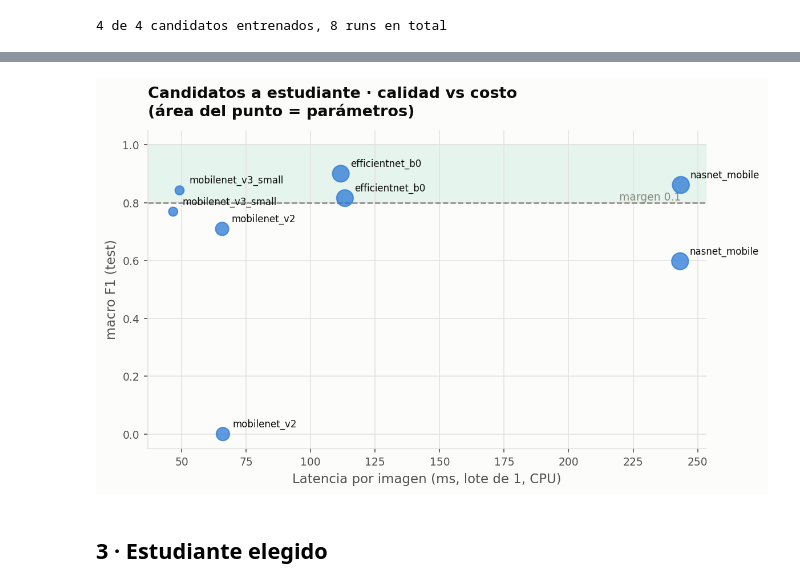
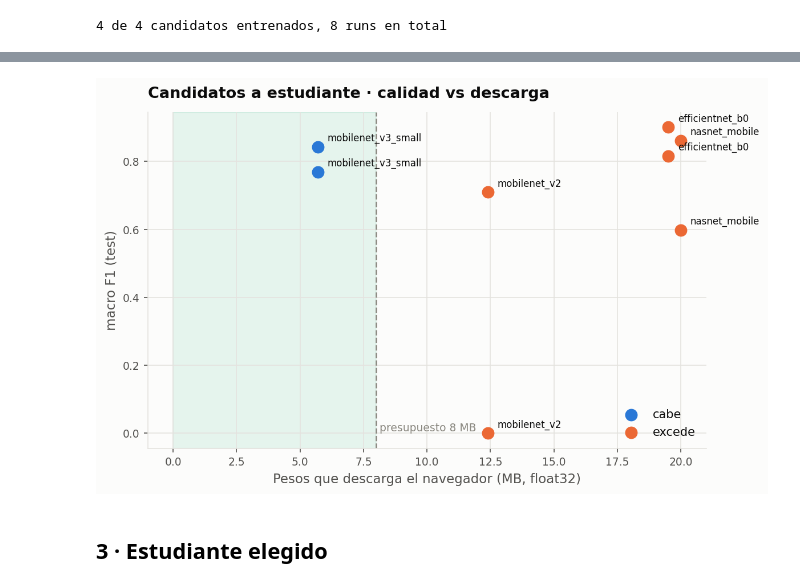
Before and after one commit to CCSandoval/ButterflyModeling, a Jupyter notebook: notebooks/01_student/05_comparacion_estudiante.ipynb, the cells around one changed output, grey strips where cells are left out. Cells and saved outputs as stored; diff of their text form; code cells hidden in the pictures.

Commit message:
Change criteria for student chosen from being macrof1 vs latency to macrof1 vs size

```diff
--- a/notebooks/01_student/05_comparacion_estudiante.ipynb
+++ b/notebooks/01_student/05_comparacion_estudiante.ipynb
@@ -27,6 +33,9 @@ from scripts.architectures import ESTUDIANTES
 from scripts.vizStyle import INK_MUTED, SERIE_1, SERIE_2, SERIE_3, applyStyle
 
 ROL = "estudiante"
+
+# pesos en float32 que descarga el navegador; int8 divide por ~4
+PRESUPUESTO_MB = 8.0
 
 # clave (arquitectura, descongelado): congelado y fine-tuning son regímenes
 # distintos y ambos deben verse en la tabla, no solo el más reciente
@@ -44,7 +53,5 @@ if faltantes:
     print("Sin run registrado todavía:", faltantes)
 print(f"{len(entrenadas)} de {len(ESTUDIANTES)} candidatos entrenados, "
       f"{len(runPorArquitectura)} runs en total")
-
-MARGEN_F1 = 0.1
 # %% [output]
 4 de 4 candidatos entrenados, 8 runs en total
@@ -53,20 +64,21 @@ MARGEN_F1 = 0.1
 # %%
 filas = []
 for (arquitectura, descongelado), run in runPorArquitectura.items():
-    ruta = registro.runDir(run["run_id"]) / "model.keras"
-    modelo = tf.keras.models.load_model(ruta)
+    modelo = tf.keras.models.load_model(registro.runDir(run["run_id"]) / "model.keras")
+    parametros = modelo.count_params()
+    metricas = registro.loadRunMetrics(run["run_id"])["splits"]["test"]
     filas.append({
         "arquitectura": arquitectura,
         "descongelado": descongelado,
-        "test_accuracy": run["test_accuracy"],
         "test_macro_f1": run["test_macro_f1"],
-        "parametros_M": round(modelo.count_params() / 1e6, 2),
-        "tamano_MB": round(ruta.stat().st_size / 1e6, 1),
+        "top3": metricas["top3_accuracy"],
+        "parametros_M": round(parametros / 1e6, 2),
+        "pesos_MB": round(parametros * 4 / 1e6, 1),
+        "int8_MB": round(parametros / 1e6, 1),
         "latencia_ms": round(evalStats.medirLatencia(modelo), 1),
-        "minutos_entrenamiento": run["training_minutes"],
         "run_id": run["run_id"],
     })
 
 comparacion = pd.DataFrame(filas).sort_values("test_macro_f1", ascending=False).reset_index(drop=True)
-comparacion
+comparacion.drop(columns="run_id")
 # %% [output]
@@ -87,26 +100,28 @@ frontera: nadie más rápido lo supera en calidad.
 # %%
 applyStyle()
 import matplotlib.pyplot as plt
 
-mejorF1 = comparacion["test_macro_f1"].max()
-limite = mejorF1 - MARGEN_F1
+dentro = comparacion["pesos_MB"] <= PRESUPUESTO_MB
 
 fig, ax = plt.subplots(figsize=(8, 5))
-ax.axhspan(limite, 1.0, color=SERIE_3, alpha=0.10)
-ax.axhline(limite, color=INK_MUTED, linestyle="--", linewidth=1.2)
-ax.text(comparacion["latencia_ms"].max(), limite, f" margen {MARGEN_F1}",
-        fontsize=9, va="bottom", ha="right", color=INK_MUTED)
-ax.scatter(comparacion["latencia_ms"], comparacion["test_macro_f1"],
-           s=comparacion["parametros_M"] * 40, color=SERIE_1, alpha=0.75, zorder=3)
-for _, fila in comparacion.iterrows():
-    ax.annotate(fila["arquitectura"], (fila["latencia_ms"], fila["test_macro_f1"]),
-                textcoords="offset points", xytext=(8, 6), fontsize=8)
-ax.set(xlabel="Latencia por imagen (ms, lote de 1, CPU)", ylabel="macro F1 (test)",
-       title="Candidatos a estudiante · calidad vs costo\n(área del punto = parámetros)")
+ax.axvspan(0, PRESUPUESTO_MB, color=SERIE_3, alpha=0.10)
+ax.axvline(PRESUPUESTO_MB, color=INK_MUTED, linestyle="--", linewidth=1.2)
+ax.text(PRESUPUESTO_MB, comparacion["test_macro_f1"].min(), f" presupuesto {PRESUPUESTO_MB:.0f} MB",
+        fontsize=9, va="bottom", color=INK_MUTED)
+ax.scatter(comparacion.loc[dentro, "pesos_MB"], comparacion.loc[dentro, "test_macro_f1"],
+           s=90, color=SERIE_1, label="cabe", zorder=3)
+ax.scatter(comparacion.loc[~dentro, "pesos_MB"], comparacion.loc[~dentro, "test_macro_f1"],
+           s=90, color=SERIE_2, label="excede", zorder=3)
+for _, f in comparacion.iterrows():
+    ax.annotate(f["arquitectura"], (f["pesos_MB"], f["test_macro_f1"]),
+                textcoords="offset points", xytext=(8, 5), fontsize=8)
+ax.set(xlabel="Pesos que descarga el navegador (MB, float32)", ylabel="macro F1 (test)",
+       title="Candidatos a estudiante · calidad vs descarga")
+ax.legend(loc="lower right")
 fig.tight_layout()
 plt.show()
 # %% [output]
-[figure, old version]
+[figure, new version]
 # %% [markdown]
 ## 3 · Estudiante elegido
 # %%
```
Also changed, not shown: parts of 10 cells of this notebook, 1 other file.
